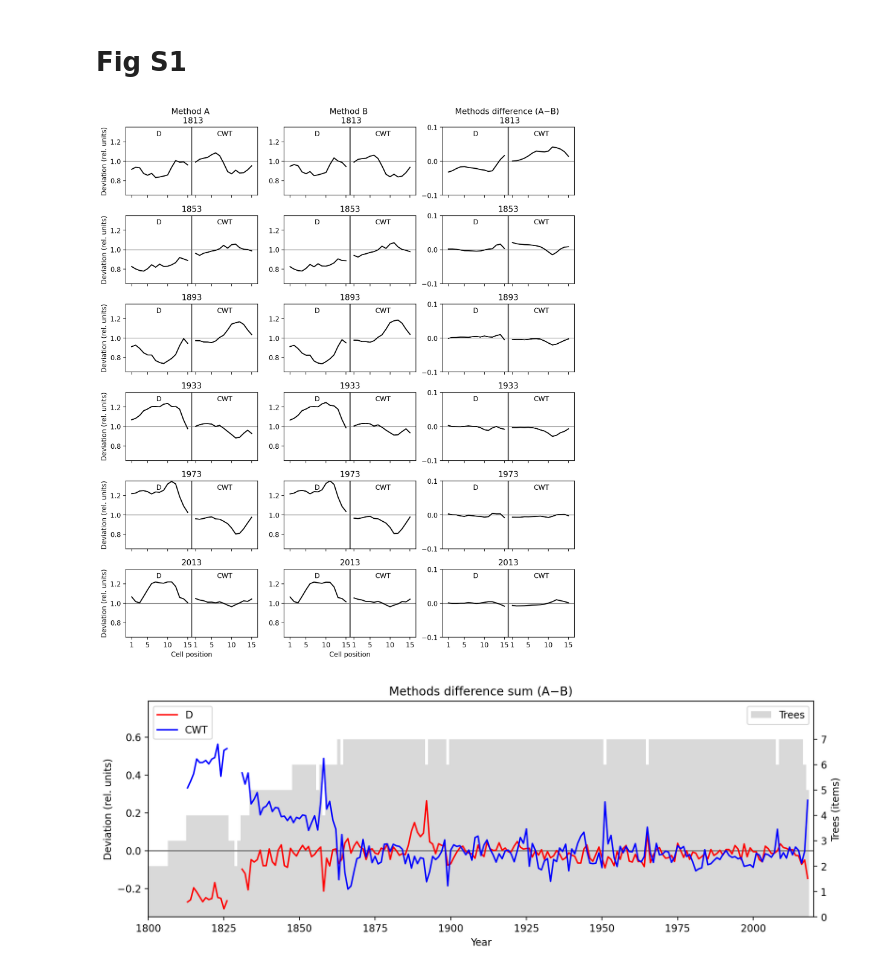
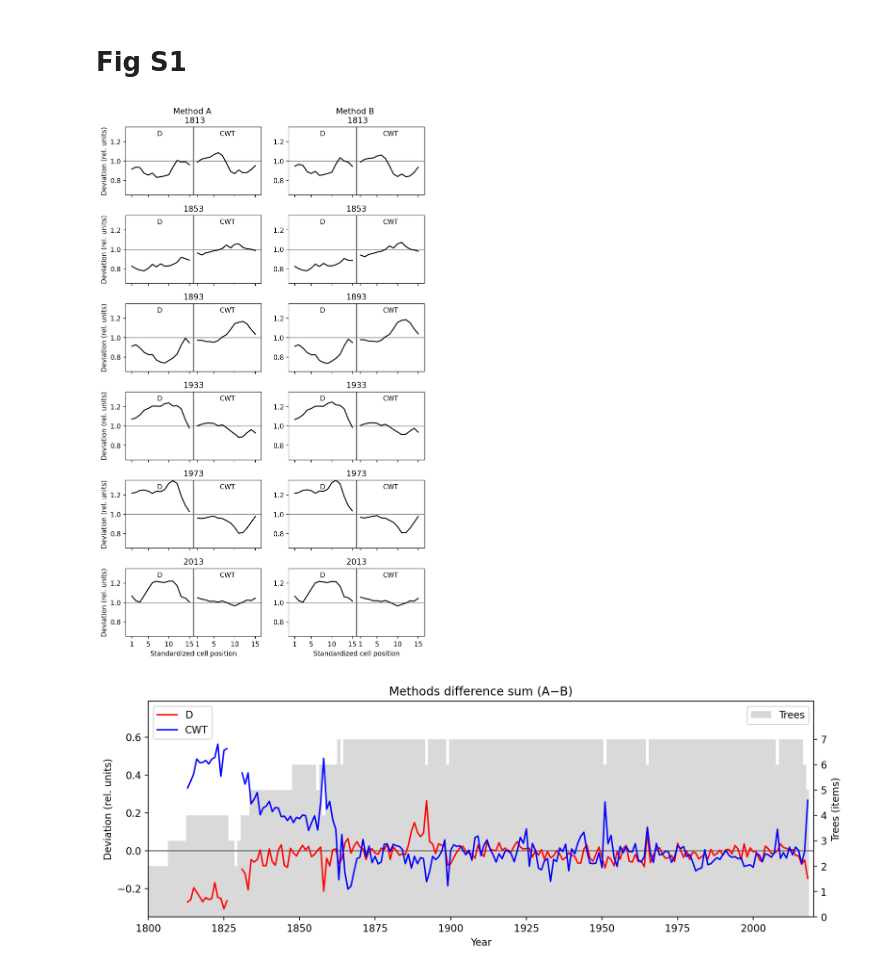
Before and after one commit to mikewellmeansme/TracheidClustering, a Jupyter notebook: notebooks/methods_visualization.ipynb, the cells around one changed output. Saved outputs shown, nothing was run; the diff lists cells and outputs as text; code cells hidden in the pictures.

```diff
--- a/notebooks/methods_visualization.ipynb
+++ b/notebooks/methods_visualization.ipynb
@@ -233,51 +233,52 @@ plt.close(fig)
 quotient_deviation_df_A = pd.read_excel('../output/quotient_deviation_df_A.xlsx')
 quotient_deviation_df_B = pd.read_excel('../output/quotient_deviation_df_B.xlsx')
 # %%
-fig, ax = plt.subplots(nrows=6, ncols=3, figsize=(12,14), dpi=200, sharex='col')
+fig, ax = plt.subplots(nrows=6, ncols=2, figsize=(8,14), dpi=200, sharex='col')
+#fig, ax = plt.subplots(nrows=6, ncols=3, figsize=(12,14), dpi=200, sharex='col')
 plt.subplots_adjust(hspace=0.3)
 
 step = 40
 
 for i in range(6):
-    for j in range(3):
+    for j in range(2):
         ax[i, j].set_title(1813 + i*step)
         if j<2:
             ax[i, j].axhline(y=1, c='grey', linewidth=1)
         else:
             ax[i, j].axhline(y=0, c='grey', linewidth=1)
         ax[i, j].axvline(x=16, c='dimgrey', linewidth=2 )
         ax[i, j].set_ylim([0.65, 1.35])
         ax[i, j].set_xticks([1, 5, 10, 15, 17, 21, 26, 31])
         ax[i, j].set_xticklabels([1, 5, 10, 15, 1, 5, 10, 15])
         ax[i, j].text(0.25, 0.90, 'D', horizontalalignment='center', verticalalignment='center', transform=ax[i, j].transAxes)
         ax[i, j].text(0.75, 0.90, 'CWT', horizontalalignment='center', verticalalignment='center', transform=ax[i, j].transAxes)
 
     a_list = list(quotient_deviation_df_A[quotient_deviation_df_A['Year']==1813 + i*step].iloc[0][1:])
     b_list = list(quotient_deviation_df_B[quotient_deviation_df_B['Year']==1813 + i*step].iloc[0][1:])
     methods_diff = np.array(a_list)-np.array(b_list)
 
     ax[i,0].set_ylabel("Deviation (rel. units)")
 
     ax[i,0].plot(range(1,16), a_list[:15], c='k')
     ax[i,0].plot(range(17,32), a_list[15:], c='k')
 
     ax[i,1].plot(range(1,16), b_list[:15], c='k')
     ax[i,1].plot(range(17,32), b_list[15:], c='k')
 
-    ax[i,2].plot(range(1,16), methods_diff[:15], c='k')
-    ax[i,2].plot(range(17,32), methods_diff[15:], c='k')
+    #ax[i,2].plot(range(1,16), methods_diff[:15], c='k')
+    #ax[i,2].plot(range(17,32), methods_diff[15:], c='k')
 
-    ax[i, 2].set_ylim([-.1, .1])
-    ax[i, 2].set_yticks([-.1, 0, .1])
+    #ax[i, 2].set_ylim([-.1, .1])
+    #ax[i, 2].set_yticks([-.1, 0, .1])
 
 ax[0,0].set_title("Method A \n 1813")
 ax[0,1].set_title("Method B \n 1813")
-ax[0,2].set_title("Methods difference (A−B) \n 1813")
-ax[-1, 0].set_xlabel("Cell position")
-ax[-1, 1].set_xlabel("Cell position")
+#ax[0,2].set_title("Methods difference (A−B) \n 1813")
+ax[-1, 0].set_xlabel("Standardized cell position")
+ax[-1, 1].set_xlabel("Standardized cell position")
 plt.show()
 # %% [output]
-[figure, old version]
+[figure, new version]
 # %%
 fig.savefig(f'../output/Fig S1.png', dpi=300, facecolor='white')
 plt.close(fig)
```
